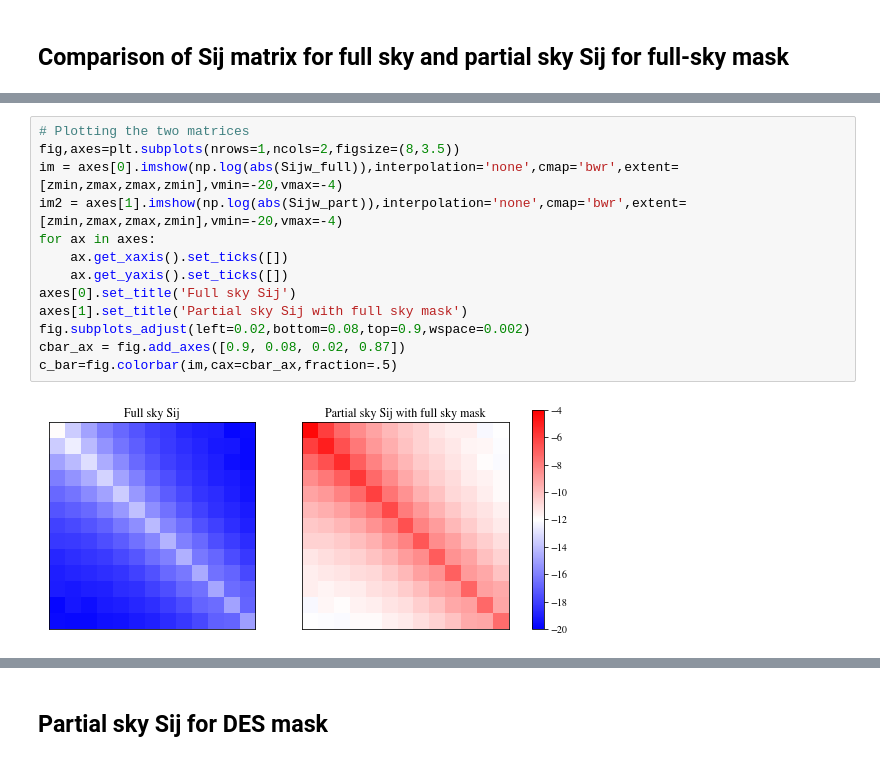
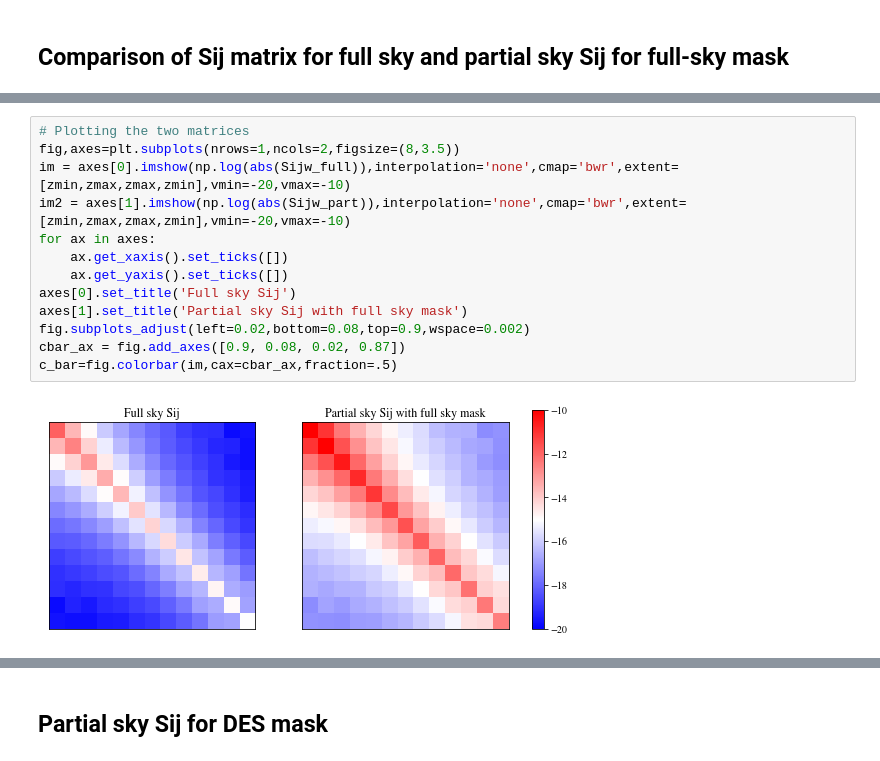
Before and after one commit to fabienlacasa/PySSC, a Jupyter notebook: Partsky_examples.ipynb, the cells around one changed output, grey strips where cells are left out. Cells and saved outputs as stored; diff of their text form.

```diff
--- a/Partsky_examples.ipynb
+++ b/Partsky_examples.ipynb
@@ -47,18 +48,18 @@ f_sky = 1.0000
 # %%
 # Plotting the two matrices
 fig,axes=plt.subplots(nrows=1,ncols=2,figsize=(8,3.5))
-im = axes[0].imshow(np.log(abs(Sijw_full)),interpolation='none',cmap='bwr',extent=[zmin,zmax,zmax,zmin],vmin=-20,vmax=-4)
-im2 = axes[1].imshow(np.log(abs(Sijw_part)),interpolation='none',cmap='bwr',extent=[zmin,zmax,zmax,zmin],vmin=-20,vmax=-4)
+im = axes[0].imshow(np.log(abs(Sijw_full)),interpolation='none',cmap='bwr',extent=[zmin,zmax,zmax,zmin],vmin=-20,vmax=-10)
+im2 = axes[1].imshow(np.log(abs(Sijw_part)),interpolation='none',cmap='bwr',extent=[zmin,zmax,zmax,zmin],vmin=-20,vmax=-10)
 for ax in axes:
     ax.get_xaxis().set_ticks([])
     ax.get_yaxis().set_ticks([])
 axes[0].set_title('Full sky Sij')
 axes[1].set_title('Partial sky Sij with full sky mask')
 fig.subplots_adjust(left=0.02,bottom=0.08,top=0.9,wspace=0.002)
 cbar_ax = fig.add_axes([0.9, 0.08, 0.02, 0.87])
 c_bar=fig.colorbar(im,cax=cbar_ax,fraction=.5)
 # %% [output]
-[figure, old version]
+[figure, new version]
 # %%
 # plt.figure()
 # plt.hist2d(np.log(abs(Sijw_full)).flatten(),np.log(abs(Sijw_part)).flatten(),bins=100,density=True)
```
Also changed, not shown: parts of 8 cells of this notebook, 1 other file.
